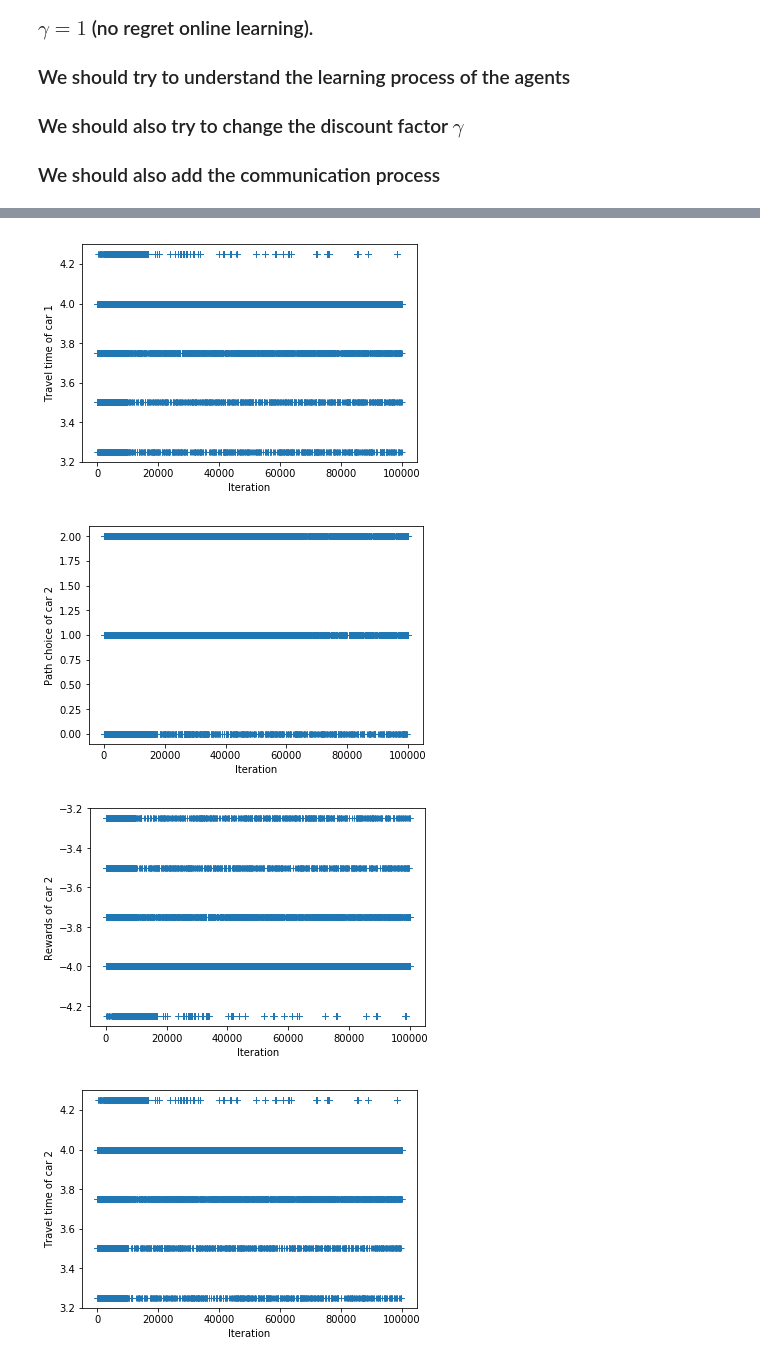
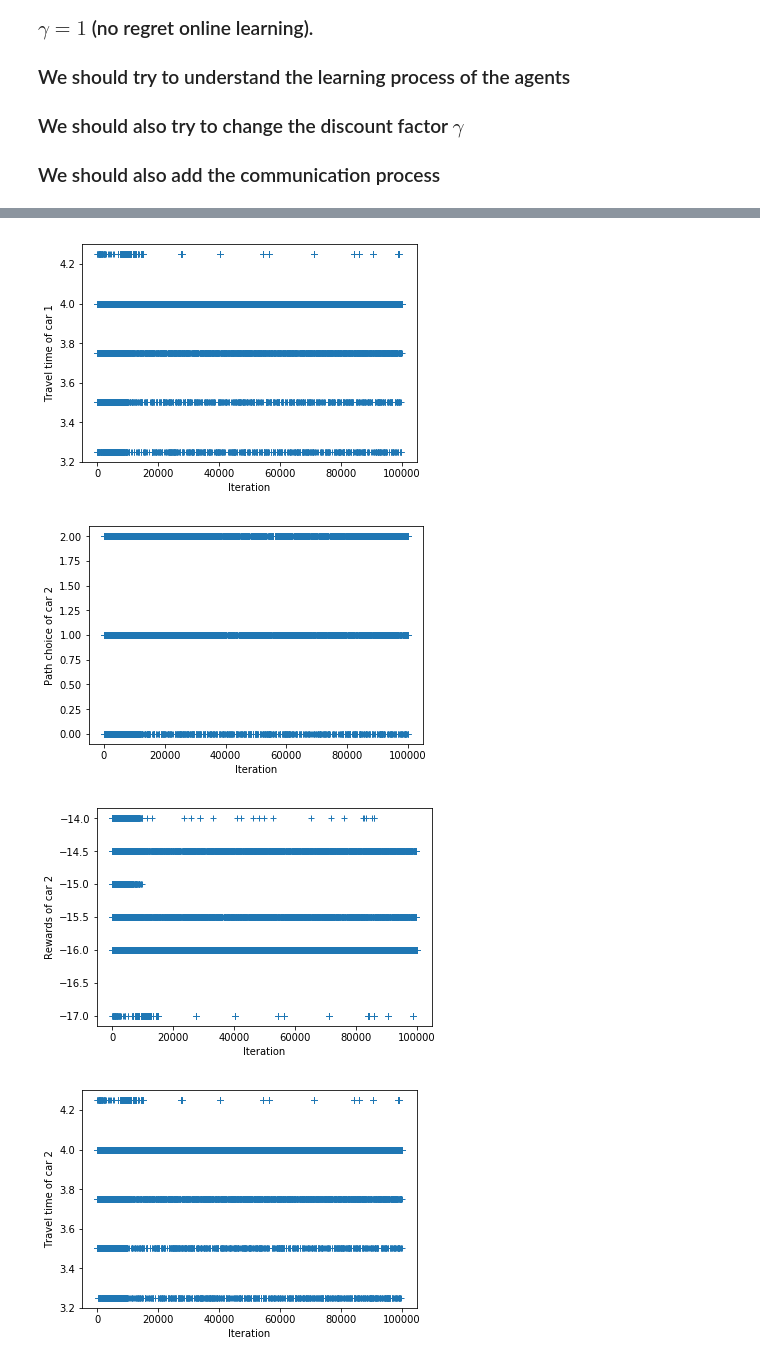
Before and after one commit to TheoCabannes/learning_wardrop, a Jupyter notebook: Environment.ipynb, the cells around one changed output, grey strips where cells are left out. Drawn from its saved outputs; the diff is of its cells as text; code cells hidden in the pictures.

```diff
--- a/Environment.ipynb
+++ b/Environment.ipynb
@@ -32,11 +24,17 @@ The social optimum case
 # %% [markdown]
 ### Environment Below
 # %%
+gamma = 0
+
 def reward_calculator(travel_time, marginal_cost, soc_fac):
     # ADD THE BREMIAN DIVERGENCE!!!
     rew_dict = {}
+    total_travel_time = 0
+    for p, tt in travel_time.items():
+        total_travel_time += tt
     for agent in travel_time.keys():
-        rew_dict[agent] = - (travel_time[agent] + soc_fac * marginal_cost[agent])
+        # rew_dict[agent] = - (travel_time[agent] + soc_fac * marginal_cost[agent])
+        rew_dict[agent] = - total_travel_time
     return rew_dict
 
 ## Routing Environment
@@ -117,6 +115,7 @@ class RoutingEnv(MultiAgentEnv):
         """
         # Create initial observations for each vehicle
         start = {
+            # Add something here
             'prev_route': 0,
             'prev_time': 0
         }
@@ -161,6 +160,7 @@ class RoutingEnv(MultiAgentEnv):
             # network marginal cost ( path ) return the marginal cost of the path
             marginal_cost[agent] = network.marginal_cost(path_choice)
             new_obs = {
+                # Adding something here to change the observation space
                 'prev_route': path_choice,
                 'prev_time': travel_time[agent]
             }
@@ -174,7 +174,7 @@ class RoutingEnv(MultiAgentEnv):
         rew_dict = reward_calculator(travel_time, marginal_cost, self.soc_fac)
         self.state = obs_dict
 
-        self.file = open("/Users/theophile/Documents/Classes/FLOW/Project/learning_wardrop/test_lambda_" + str(self.soc_fac) + "_gamma_" + str(0) + "_trail_" + str(1), 'a')
+        self.file = open("/Users/theophile/Documents/Classes/FLOW/Project/learning_wardrop/test_lambda_" + str(self.soc_fac) + "_gamma_" + str(gamma) + "_total_tt_2", 'a')
         self.file.write("Actions: " + str(action_dict) + '\n')
         self.file.write("Reward: " + str(rew_dict) + '\n')
         self.file.close()
@@ -339,7 +343,7 @@ def get_tt_mc(action_dict, network, soc_fact):
 # %%
 import ast
 
-file = open("/Users/theophile/Documents/Classes/FLOW/Project/learning_wardrop/test_lambda_0_gamma_0_trail_1", 'r')
+file = open("/Users/theophile/Documents/Classes/FLOW/Project/learning_wardrop/test_lambda_0_gamma_0.5_total_tt_2", 'r')
 j = 0
 # we want to plot the evolution of the path choice, of the reward and of the travel time
 Actions_plot = np.array([[0, 0, 0, 0]])
@@ -399,7 +403,7 @@ Reward network: {'car_0': -4.0, 'car_1': -4.0, 'car_2': -4.0, 'car_3': -4.0}
 # %%
 import matplotlib.pyplot as plt
 
-for i in range(3):
+for i in range(4):
     plt.plot(Actions_plot[1:,i], "+")
     plt.ylabel("Path choice of car " + str(i))
     plt.xlabel("Iteration")
@@ -423,4 +427,4 @@ for i in range(3):
-[figure, old version]
+[figure, new version]
-[figure, old version]
+[figure, new version]
-[figure, old version]
+[figure, new version]
-[figure, old version]
+[figure, new version]
```
Also changed, not shown: parts of 4 cells of this notebook, 1 other file.
